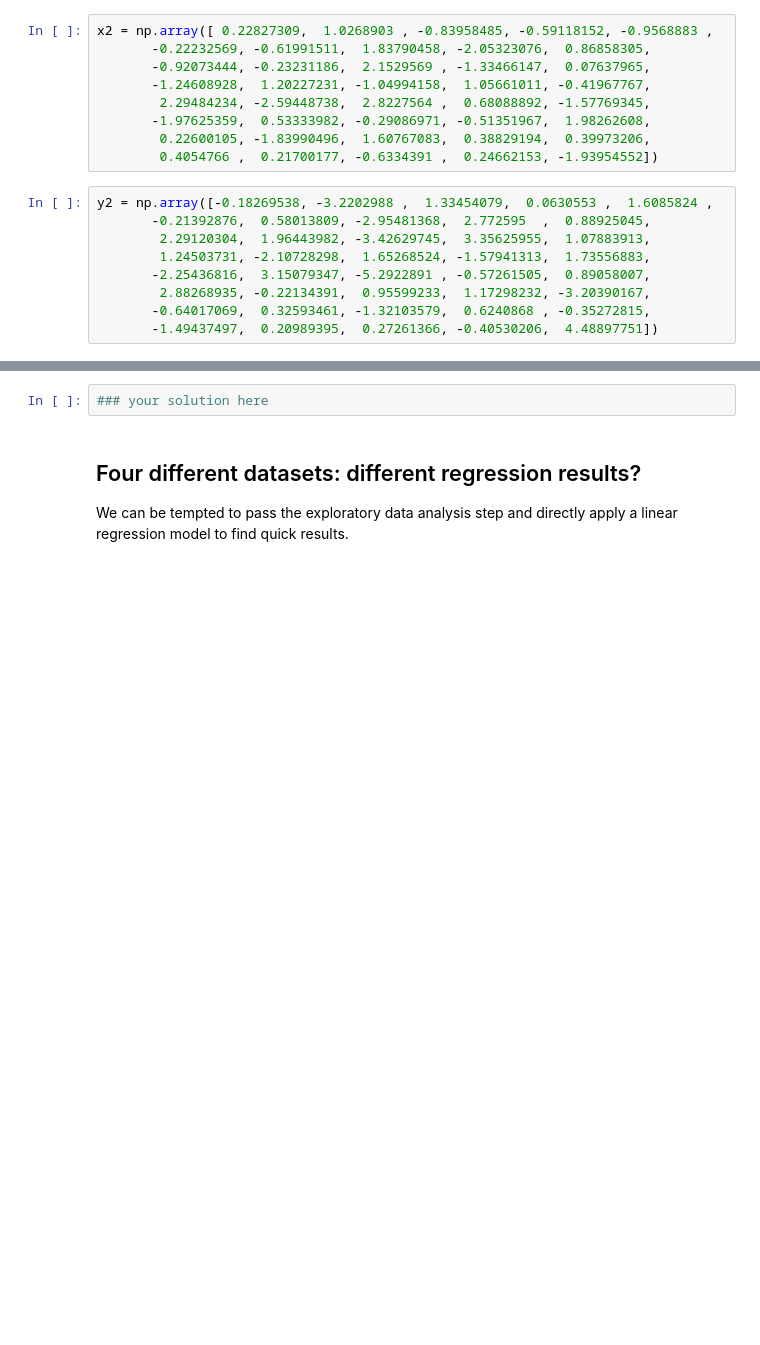
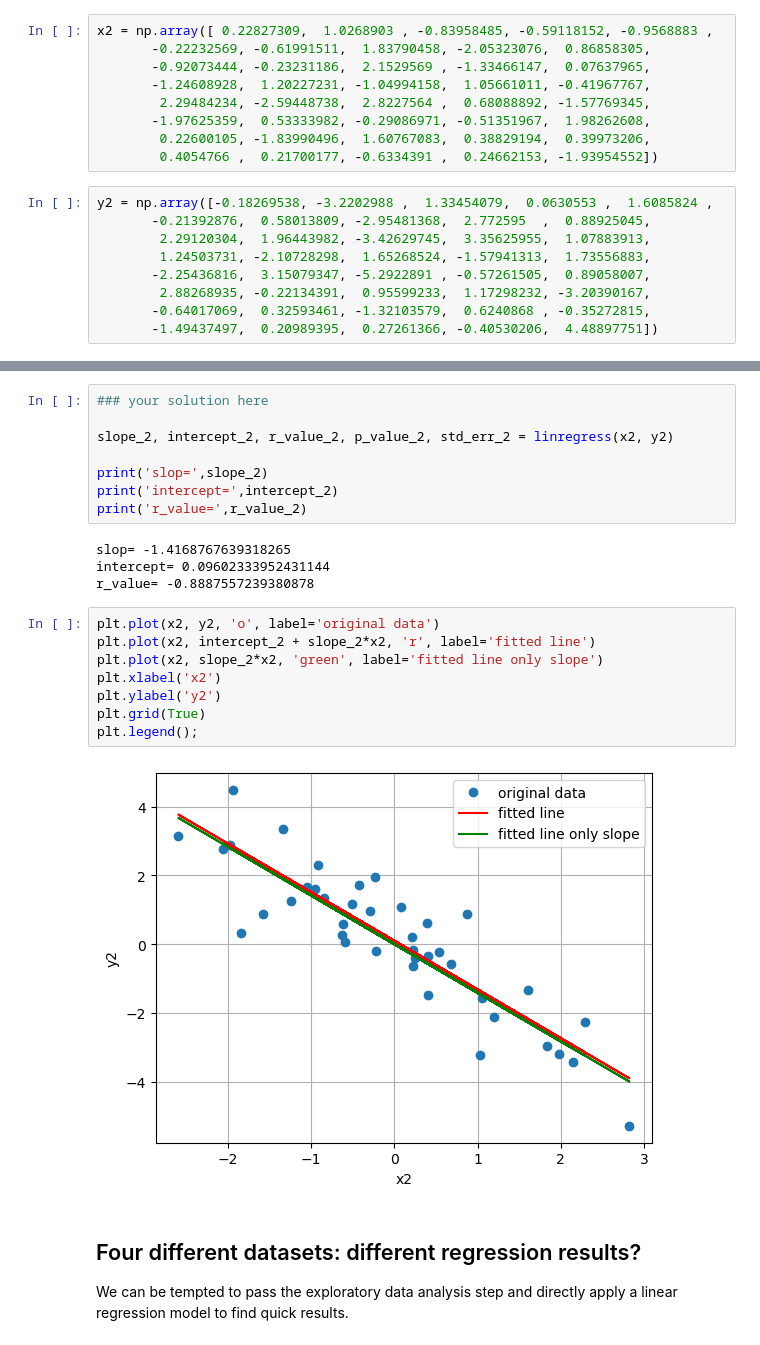
Before and after one commit to ELMOTTA89/Statistique, a Jupyter notebook: 4 - Régression linéaire/01ClassicLinearRegression.ipynb, the cells around one changed output, grey strips where cells are left out. Cells and saved outputs as stored; diff of their text form; blank space fills up the shorter version.

```diff
--- a/4 - Régression linéaire/01ClassicLinearRegression.ipynb
+++ b/4 - Régression linéaire/01ClassicLinearRegression.ipynb
@@ -183,5 +192,25 @@ plt.scatter(x2, y2)
-# %%
-### your solution here
+# %%
+### your solution here
+
+slope_2, intercept_2, r_value_2, p_value_2, std_err_2 = linregress(x2, y2)
+
+print('slop=',slope_2)
+print('intercept=',intercept_2)
+print('r_value=',r_value_2)
+# %% [output]
+slop= -1.4168767639318265
+intercept= 0.09602333952431144
+r_value= -0.8887557239380878
+# %%
+plt.plot(x2, y2, 'o', label='original data')
+plt.plot(x2, intercept_2 + slope_2*x2, 'r', label='fitted line')
+plt.plot(x2, slope_2*x2, 'green', label='fitted line only slope')
+plt.xlabel('x2')
+plt.ylabel('y2')
+plt.grid(True)
+plt.legend();
+# %% [output]
+[figure, added]
 # %% [markdown]
 ## Four different datasets: different regression results?
 
```
Also changed, not shown: parts of 31 cells of this notebook, 2 other files.
